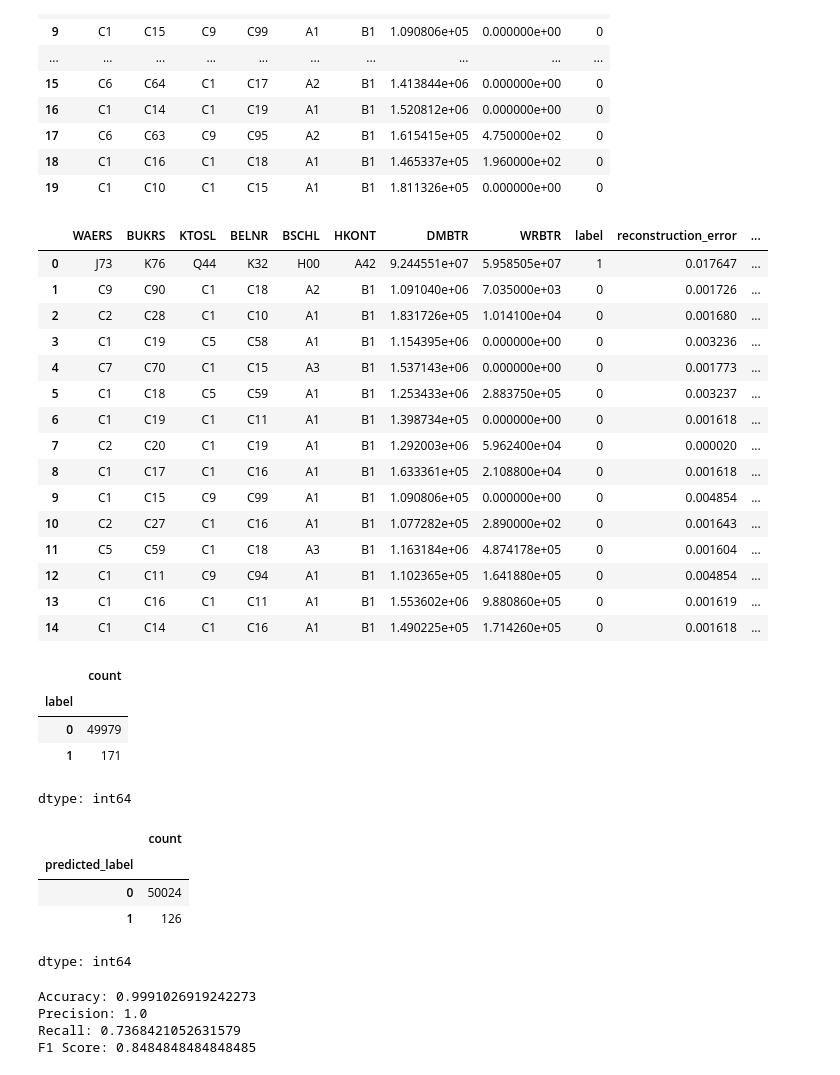
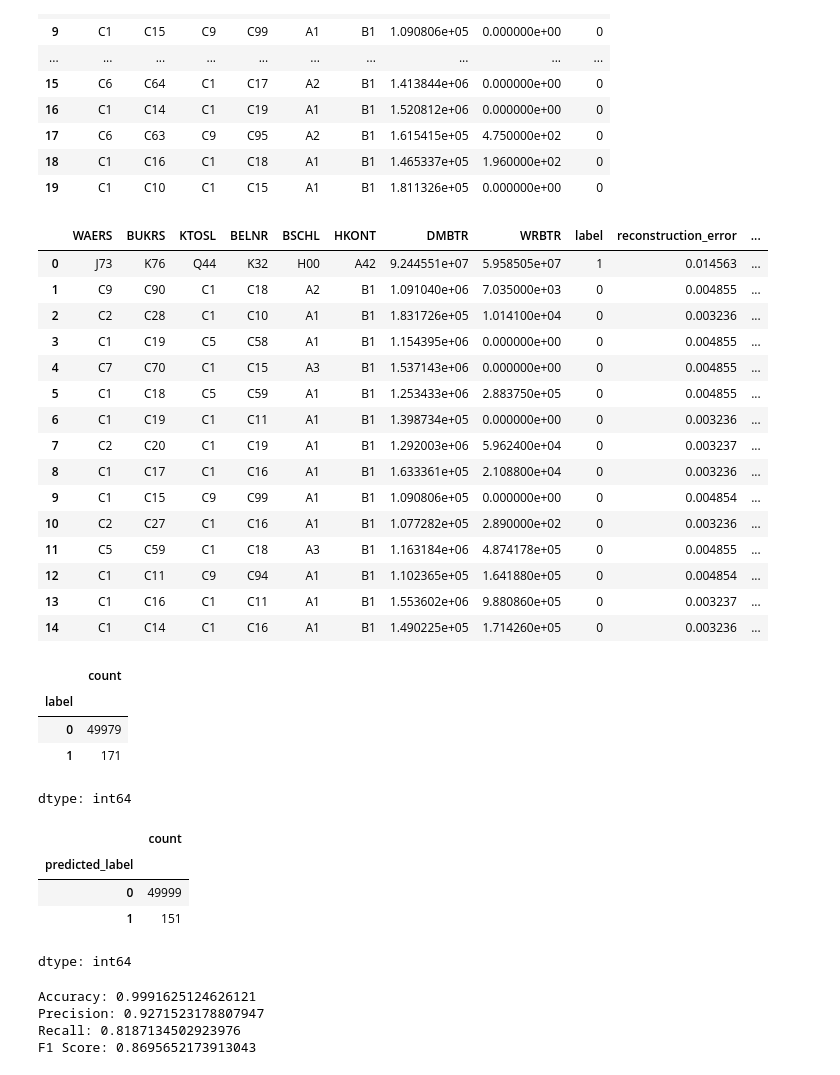
Before and after one commit to dzakialaqsha/autoencoder-benford-analysis, a Jupyter notebook: baseline_demo.ipynb, the cells around one changed output. Cells and saved outputs as stored; diff of their text form; code cells hidden in the pictures.

```diff
--- a/baseline_demo.ipynb
+++ b/baseline_demo.ipynb
@@ -120,6 +140,6 @@ Model: "Functional_Autoencoder"
  Trainable params: 405,428 (1.55 MB)
  Non-trainable params: 0 (0.00 B)
 # %%
-history, reconstructions, individual_mse, fig = model_building.train_autoencoder(autoencoder_model, np_sampled_fraud_data, 15, 32, 0.001)
+history, reconstructions, individual_mse, fig = model_building.train_autoencoder(autoencoder_model, np_sampled_fraud_data, epochs=15, batch_size=128, learning_rate=0.001)
 # %% [output]
 Epoch 1/15
@@ -168,26 +188,26 @@ old_data.head(20)
 | 18 | C1 | C16 | C1 | C18 | A1 | B1 | 1.465337e+05 | 1.960000e+02 | 0 |
 | 19 | C1 | C10 | C1 | C15 | A1 | B1 | 1.811326e+05 | 0.000000e+00 | 0 |
 # %%
-percentile = float(np.percentile(individual_mse, 99.75))
+percentile = float(np.percentile(individual_mse, 99.7))
 heaviside_prediction_data = model_building.heaviside_step_function(old_data, individual_mse, percentile)
 heaviside_prediction_data.head(15)
 # %% [output]
 |  | WAERS | BUKRS | KTOSL | BELNR | BSCHL | HKONT | DMBTR | WRBTR | label | reconstruction_error | ... |
-| 0 | J73 | K76 | Q44 | K32 | H00 | A42 | 9.244551e+07 | 5.958505e+07 | 1 | 0.017647 | ... |
-| 1 | C9 | C90 | C1 | C18 | A2 | B1 | 1.091040e+06 | 7.035000e+03 | 0 | 0.001726 | ... |
-| 2 | C2 | C28 | C1 | C10 | A1 | B1 | 1.831726e+05 | 1.014100e+04 | 0 | 0.001680 | ... |
-| 3 | C1 | C19 | C5 | C58 | A1 | B1 | 1.154395e+06 | 0.000000e+00 | 0 | 0.003236 | ... |
-| 4 | C7 | C70 | C1 | C15 | A3 | B1 | 1.537143e+06 | 0.000000e+00 | 0 | 0.001773 | ... |
-| 5 | C1 | C18 | C5 | C59 | A1 | B1 | 1.253433e+06 | 2.883750e+05 | 0 | 0.003237 | ... |
-| 6 | C1 | C19 | C1 | C11 | A1 | B1 | 1.398734e+05 | 0.000000e+00 | 0 | 0.001618 | ... |
-| 7 | C2 | C20 | C1 | C19 | A1 | B1 | 1.292003e+06 | 5.962400e+04 | 0 | 0.000020 | ... |
-| 8 | C1 | C17 | C1 | C16 | A1 | B1 | 1.633361e+05 | 2.108800e+04 | 0 | 0.001618 | ... |
+| 0 | J73 | K76 | Q44 | K32 | H00 | A42 | 9.244551e+07 | 5.958505e+07 | 1 | 0.014563 | ... |
+| 1 | C9 | C90 | C1 | C18 | A2 | B1 | 1.091040e+06 | 7.035000e+03 | 0 | 0.004855 | ... |
+| 2 | C2 | C28 | C1 | C10 | A1 | B1 | 1.831726e+05 | 1.014100e+04 | 0 | 0.003236 | ... |
+| 3 | C1 | C19 | C5 | C58 | A1 | B1 | 1.154395e+06 | 0.000000e+00 | 0 | 0.004855 | ... |
+| 4 | C7 | C70 | C1 | C15 | A3 | B1 | 1.537143e+06 | 0.000000e+00 | 0 | 0.004855 | ... |
+| 5 | C1 | C18 | C5 | C59 | A1 | B1 | 1.253433e+06 | 2.883750e+05 | 0 | 0.004855 | ... |
+| 6 | C1 | C19 | C1 | C11 | A1 | B1 | 1.398734e+05 | 0.000000e+00 | 0 | 0.003236 | ... |
+| 7 | C2 | C20 | C1 | C19 | A1 | B1 | 1.292003e+06 | 5.962400e+04 | 0 | 0.003237 | ... |
+| 8 | C1 | C17 | C1 | C16 | A1 | B1 | 1.633361e+05 | 2.108800e+04 | 0 | 0.003236 | ... |
 | 9 | C1 | C15 | C9 | C99 | A1 | B1 | 1.090806e+05 | 0.000000e+00 | 0 | 0.004854 | ... |
-| 10 | C2 | C27 | C1 | C16 | A1 | B1 | 1.077282e+05 | 2.890000e+02 | 0 | 0.001643 | ... |
-| 11 | C5 | C59 | C1 | C18 | A3 | B1 | 1.163184e+06 | 4.874178e+05 | 0 | 0.001604 | ... |
+| 10 | C2 | C27 | C1 | C16 | A1 | B1 | 1.077282e+05 | 2.890000e+02 | 0 | 0.003236 | ... |
+| 11 | C5 | C59 | C1 | C18 | A3 | B1 | 1.163184e+06 | 4.874178e+05 | 0 | 0.004855 | ... |
 | 12 | C1 | C11 | C9 | C94 | A1 | B1 | 1.102365e+05 | 1.641880e+05 | 0 | 0.004854 | ... |
-| 13 | C1 | C16 | C1 | C11 | A1 | B1 | 1.553602e+06 | 9.880860e+05 | 0 | 0.001619 | ... |
-| 14 | C1 | C14 | C1 | C16 | A1 | B1 | 1.490225e+05 | 1.714260e+05 | 0 | 0.001618 | ... |
+| 13 | C1 | C16 | C1 | C11 | A1 | B1 | 1.553602e+06 | 9.880860e+05 | 0 | 0.003237 | ... |
+| 14 | C1 | C14 | C1 | C16 | A1 | B1 | 1.490225e+05 | 1.714260e+05 | 0 | 0.003236 | ... |
 # %%
 heaviside_prediction_data.value_counts('label')
 # %% [output]
@@ -201,8 +221,8 @@ heaviside_prediction_data.value_counts('predicted_label')
 # %% [output]
 |  | count |
 | predicted_label |  |
-| 0 | 50024 |
-| 1 | 126 |
+| 0 | 49999 |
+| 1 | 151 |
 dtype: int64
 # %%
 accuracy, precision, recall, f1, confusion_mat = model_building.evaluate_prediction(heaviside_prediction_data, 'label', 'predicted_label')
@@ -211,7 +231,7 @@ print(f"Precision: {precision}")
 print(f"Recall: {recall}")
 print(f"F1 Score: {f1}")
 # %% [output]
-Accuracy: 0.9991026919242273
-Precision: 1.0
-Recall: 0.7368421052631579
-F1 Score: 0.8484848484848485
+Accuracy: 0.9991625124626121
+Precision: 0.9271523178807947
+Recall: 0.8187134502923976
+F1 Score: 0.8695652173913043
```
Also changed, not shown: parts of 5 cells of this notebook.
